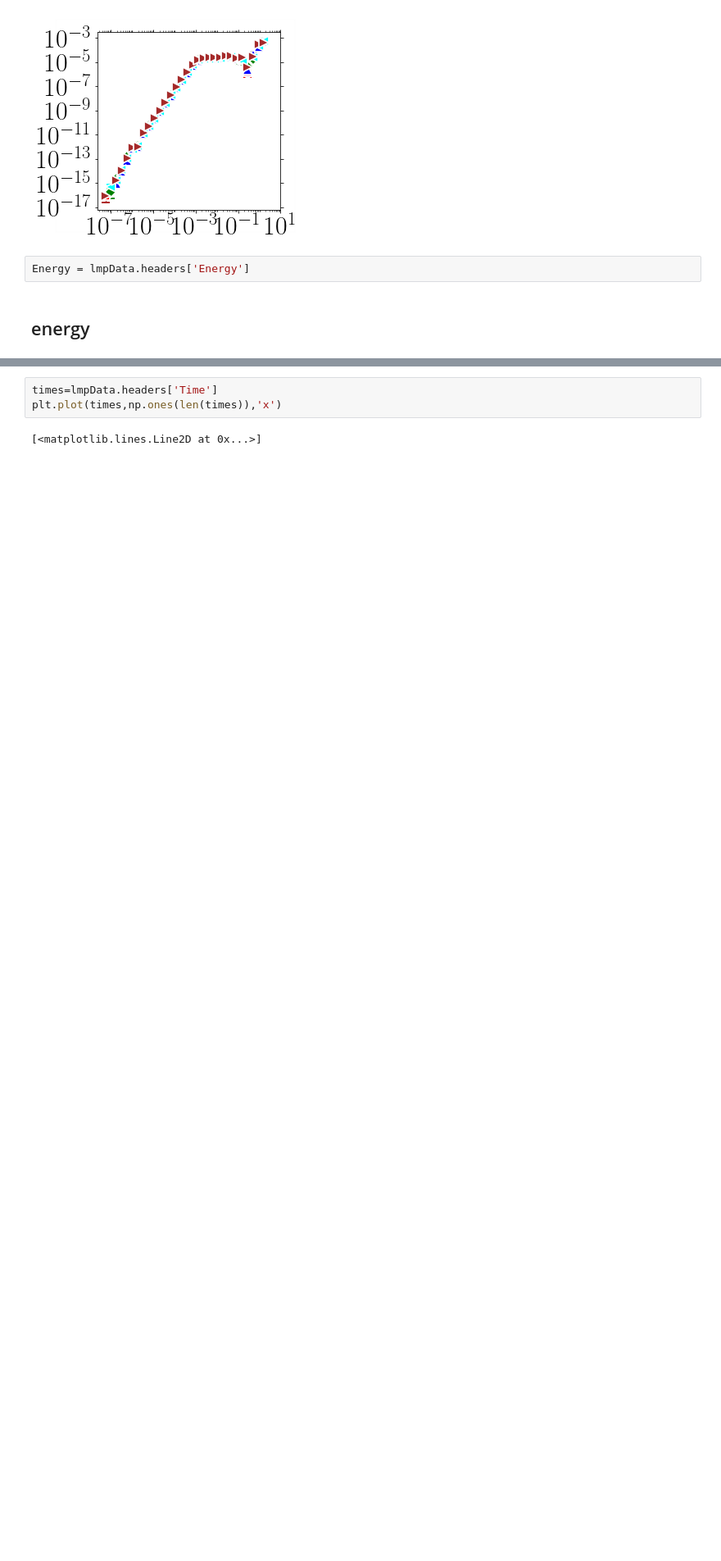
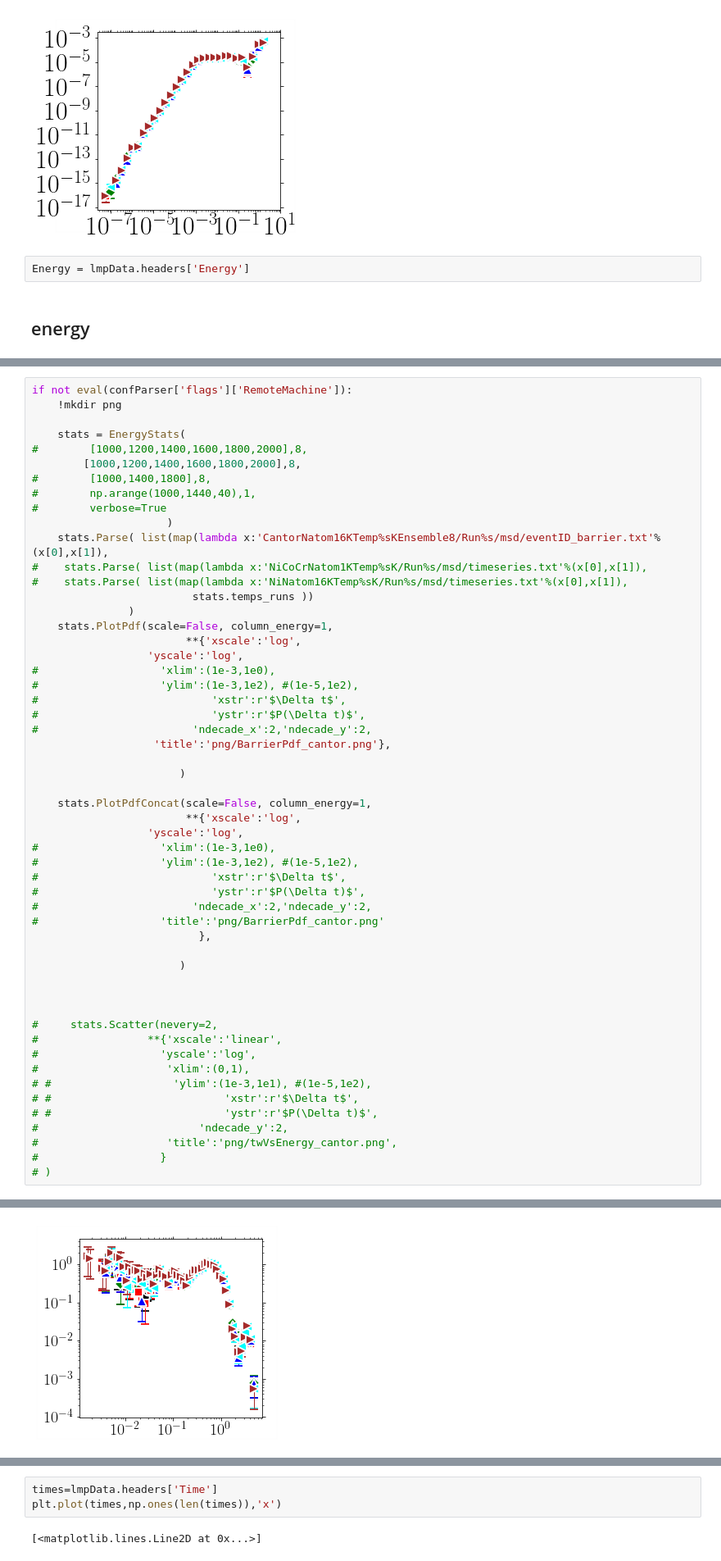
Before and after one commit to kkarimi62/vacancyDiffusion, a Jupyter notebook: postproc/postproc.ipynb, the cells around one changed output, grey strips where cells are left out. Shown at 82% size. Drawn from its saved outputs; the diff is of its cells as text; blank space fills up the shorter version.

```diff
--- a/postproc/postproc.ipynb
+++ b/postproc/postproc.ipynb
@@ -1624,0 +1679,55 @@ mkdir: png: File exists
+# %%
+if not eval(confParser['flags']['RemoteMachine']):
+    !mkdir png
+
+    stats = EnergyStats(
+#        [1000,1200,1400,1600,1800,2000],8,
+        [1000,1200,1400,1600,1800,2000],8,
+#        [1000,1400,1800],8,
+#        np.arange(1000,1440,40),1,
+#        verbose=True
+                     )
+    stats.Parse( list(map(lambda x:'CantorNatom16KTemp%sKEnsemble8/Run%s/msd/eventID_barrier.txt'%(x[0],x[1]),
+#    stats.Parse( list(map(lambda x:'NiCoCrNatom1KTemp%sK/Run%s/msd/timeseries.txt'%(x[0],x[1]),
+#    stats.Parse( list(map(lambda x:'NiNatom16KTemp%sK/Run%s/msd/timeseries.txt'%(x[0],x[1]),
+                         stats.temps_runs ))
+               )
+    stats.PlotPdf(scale=False, column_energy=1,
+                        **{'xscale':'log',
+                  'yscale':'log',
+#                   'xlim':(1e-3,1e0),
+#                   'ylim':(1e-3,1e2), #(1e-5,1e2),
+#                           'xstr':r'$\Delta t$',
+#                           'ystr':r'$P(\Delta t)$',
+#                        'ndecade_x':2,'ndecade_y':2,
+                   'title':'png/BarrierPdf_cantor.png'},
+
+                       )
+
+    stats.PlotPdfConcat(scale=False, column_energy=1,
+                        **{'xscale':'log',
+                  'yscale':'log',
+#                   'xlim':(1e-3,1e0),
+#                   'ylim':(1e-3,1e2), #(1e-5,1e2),
+#                           'xstr':r'$\Delta t$',
+#                           'ystr':r'$P(\Delta t)$',
+#                        'ndecade_x':2,'ndecade_y':2,
+#                   'title':'png/BarrierPdf_cantor.png'
+                          },
+
+                       )
+
+
+
+#     stats.Scatter(nevery=2,
+#                 **{'xscale':'linear',
+#                   'yscale':'log',
+#                    'xlim':(0,1),
+# #                   'ylim':(1e-3,1e1), #(1e-5,1e2),
+# #                           'xstr':r'$\Delta t$',
+# #                           'ystr':r'$P(\Delta t)$',
+#                         'ndecade_y':2,
+#                    'title':'png/twVsEnergy_cantor.png',
+#                   }
+# )
+# %% [output]
@@ -1624,0 +1735 @@ mkdir: png: File exists
+[figure, added]
```
Also changed, not shown: parts of 3 cells of this notebook.
